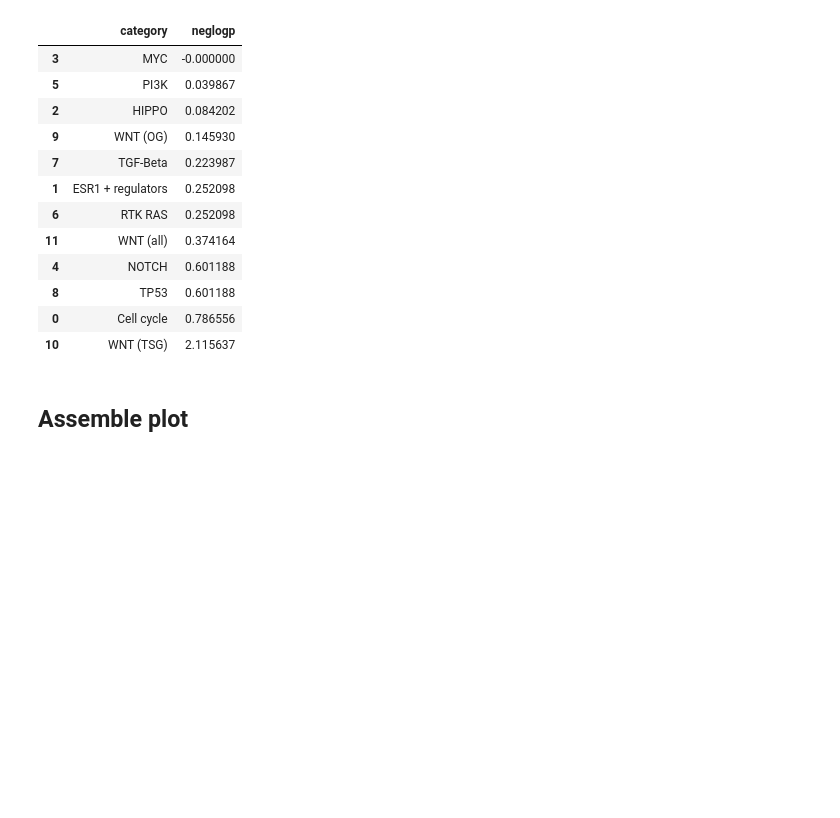
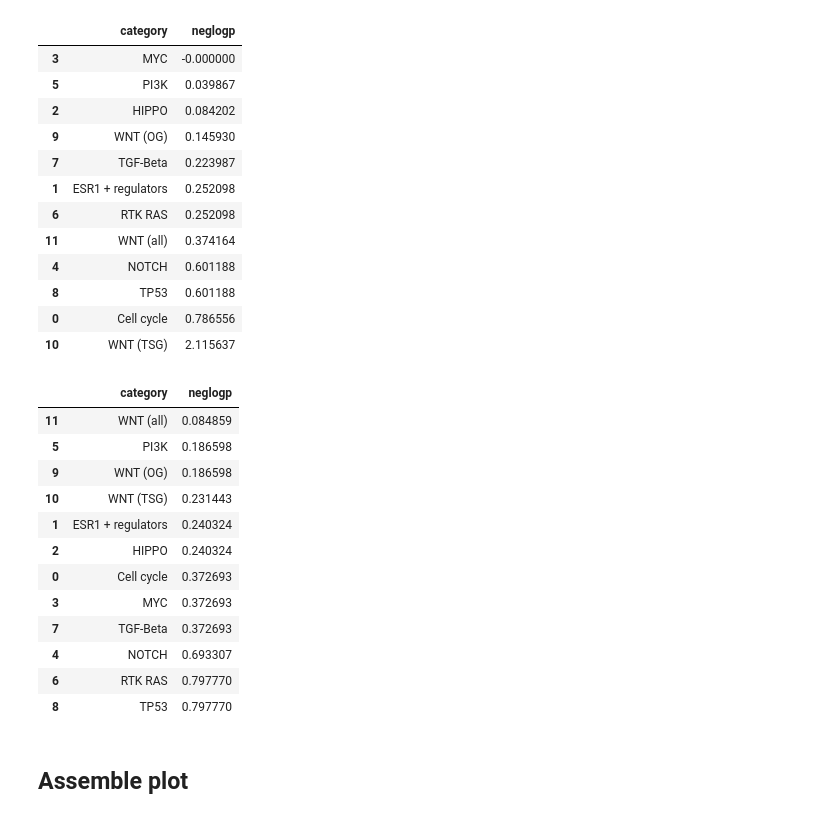
Before and after one commit to getzlab/parsons_her2_tki_manuscript, a Jupyter notebook: comuts_brain_mets.ipynb, the cells around one changed output. Cells and saved outputs as stored; diff of their text form; code cells hidden in the pictures; blank space fills up the shorter version.

```diff
--- a/comuts_brain_mets.ipynb
+++ b/comuts_brain_mets.ipynb
@@ -22,5 +22,8 @@ all_mut_ccfs_maf_annotated = pd.read_csv('data/paired.maf', sep='\t', low_memory
 participant_cohort_sheet = pd.read_csv('data/paired_participant_cohort_sheet.txt', sep='\t', index_col='participant_id')
 sample_cohort_sheet = pd.read_csv('data/paired_sample_cohort_sheet.txt', sep='\t', index_col='collaborator_sample_id')
 
+# metastatic site annotations
+met_sites = pd.read_excel('data/TKI Sites of Disease 06142024.xlsx')
+
 # participant ID mapping
 id_map = pd.read_csv('data/ONC_ID_to_Manuscript_ID_mapping_paired.txt', sep='\t', index_col='ONC ID')['Manuscript ID'].to_dict()
@@ -120,3 +129,9 @@ brain_met_sort_values.index.rename('sample', inplace = True)
 
 brain_met_tmp = brain_met_sort_values.reset_index().rename(columns = {'brain_met': 'value'}).replace({0: 'No', 1: 'Yes'})
 brain_met_tmp['category'] = 'Brain met'
+# %%
+visceral_met_sort_values = pd.DataFrame.from_dict({x: int(x in visceral_met_pts) for x in participant_list}, orient = 'index', columns = ['visceral_met'])
+visceral_met_sort_values.index.rename('sample', inplace = True)
+
+visceral_met_tmp = visceral_met_sort_values.reset_index().rename(columns = {'visceral_met': 'value'}).replace({0: 'No', 1: 'Yes'})
+visceral_met_tmp['category'] = 'Visceral met'
@@ -148,6 +174,22 @@ boschloo_p_plot
 | 8 | TP53 | 0.601188 |
 | 0 | Cell cycle | 0.786556 |
 | 10 | WNT (TSG) | 2.115637 |
+# %%
+visceral_boschloo_p_plot
+# %% [output]
+|  | category | neglogp |
+| 11 | WNT (all) | 0.084859 |
+| 5 | PI3K | 0.186598 |
+| 9 | WNT (OG) | 0.186598 |
+| 10 | WNT (TSG) | 0.231443 |
+| 1 | ESR1 + regulators | 0.240324 |
+| 2 | HIPPO | 0.240324 |
+| 0 | Cell cycle | 0.372693 |
+| 3 | MYC | 0.372693 |
+| 7 | TGF-Beta | 0.372693 |
+| 4 | NOTCH | 0.693307 |
+| 6 | RTK RAS | 0.797770 |
+| 8 | TP53 | 0.797770 |
 # %% [markdown]
 ## Assemble plot
 # %%
```
Also changed, not shown: parts of 21 cells of this notebook, 3 other files.
